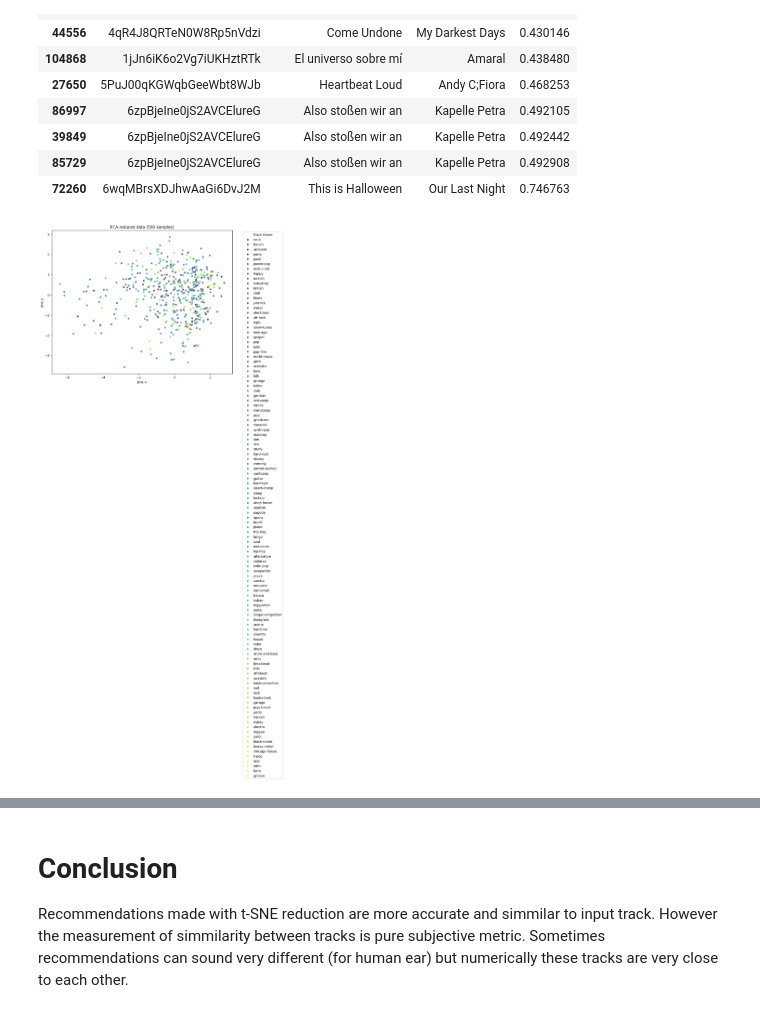
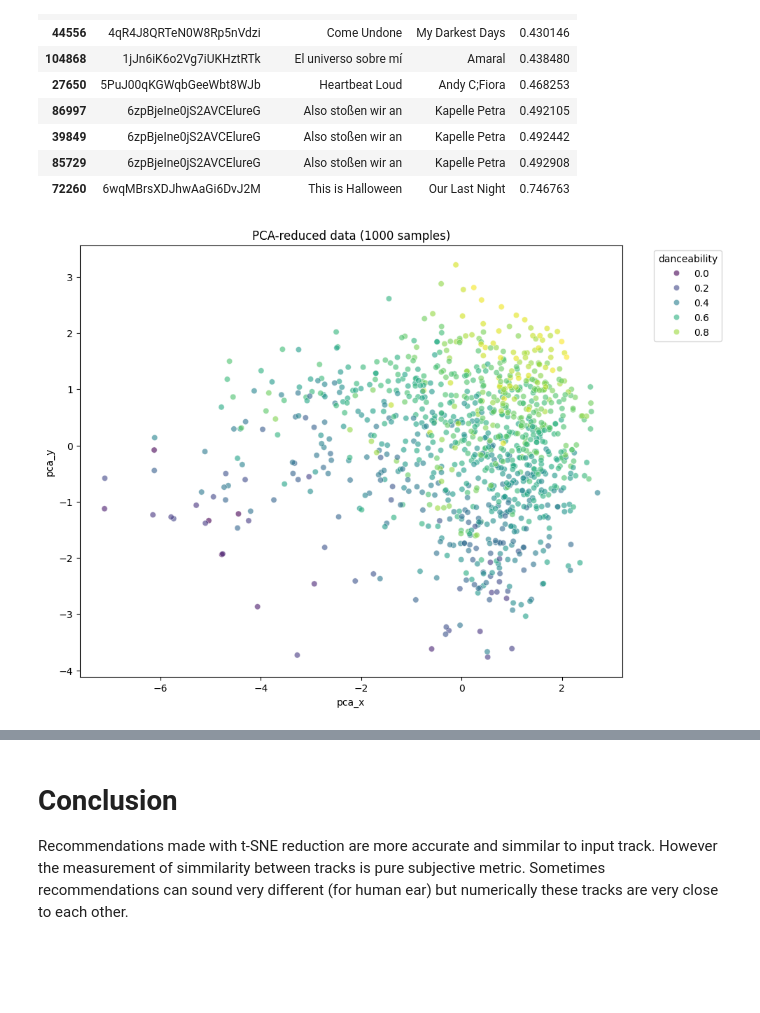
Before and after one commit to ronv3/spotify-song-recommendations, a Jupyter notebook: song_recommendation_system.ipynb, the cells around one changed output, grey strips where cells are left out. Saved outputs shown, nothing was run; the diff lists cells and outputs as text; code cells hidden in the pictures; blank space fills up the shorter version.

Commit message:
reduced number of genres + added some other plots

```diff
--- a/song_recommendation_system.ipynb
+++ b/song_recommendation_system.ipynb
@@ -188,16 +188,38 @@ recommend_tsne_euclidean('5qqabIl2vWzo9ApSC317sa', 10)
 | 39849 | 6zpBjeIne0jS2AVCElureG | Also stoßen wir an | Kapelle Petra | 0.492442 |
 | 85729 | 6zpBjeIne0jS2AVCElureG | Also stoßen wir an | Kapelle Petra | 0.492908 |
 | 72260 | 6wqMBrsXDJhwAaGi6DvJ2M | This is Halloween | Our Last Night | 0.746763 |
+# %%
+genre_mapping = {
+    'Pop': ['pop', 'dance', 'indie-pop', 'power-pop', 'pop-film'],
+    'Rock': ['alt-rock', 'alternative', 'hard-rock', 'punk-rock', 'rock', 'grunge', 'rock-n-roll', 'psych-rock', 'metal', 'metalcore', 'death-metal', 'black-metal', 'heavy-metal'],
+    'Hip Hop/Rap': ['hip-hop', 'rap', 'trap'],
+    'Electronic/Dance': ['edm', 'electro', 'electronic', 'house', 'deep-house', 'detroit-techno', 'techno', 'dubstep', 'drum-and-bass', 'breakbeat', 'club', 'trance', 'idm', 'progressive-house', 'chicago-house', 'disco'],
+    'Jazz/Blues': ['jazz', 'blues', 'bluegrass', 'funk', 'soul', 'gospel'],
+    'Classical': ['classical', 'opera', 'piano'],
+    'Country': ['country', 'honky-tonk'],
+    'Folk/Acoustic': ['folk', 'acoustic', 'singer-songwriter', 'songwriter'],
+    'World': ['afrobeat', 'brazil', 'forro', 'latin', 'latino', 'reggae', 'reggaeton', 'salsa', 'samba', 'sertanejo', 'tango', 'iranian', 'turkish', 'world-music', 'mpb'],
+    'Asian': ['k-pop', 'j-pop', 'j-rock', 'j-dance', 'j-idol', 'mandopop', 'cantopop'],
+    'Other': ['ambient', 'anime', 'british', 'chill', 'comedy', 'disney', 'children', 'study', 'happy', 'sad', 'sleep', 'show-tunes', 'party', 'industrial', 'goth', 'groove', 'emo', 'garage', 'french', 'german', 'swedish', 'minimal-techno', 'trip-hop', 'new-age', 'spanish', 'malay']
+}
+
+genre_mapping_reversed = {g: broad for broad, details in genre_mapping.items() for g in details}
+data['broad_genre'] = data['track_genre'].map(genre_mapping_reversed)
+
+# Reverse the mapping to look up broad genre from detailed genre
+#genre_mapping_reversed = {g: broad for broad, details in genre_mapping.items() for g in details}
+#print(data['track_genre'].unique())
 # %%
-n = 500
+n = 1000
 
 samples = data.sample(n)
 plt.figure(figsize=(10, 8))
-scatter = sns.scatterplot(x='pca_x', y='pca_y', hue='track_genre', data=samples, palette='viridis', alpha=0.8)
+#scatter = sns.scatterplot(x='pca_x', y='pca_y', hue='track_genre', data=samples, palette='viridis', alpha=0.8)
+scatter = sns.scatterplot(x='pca_x', y='pca_y', hue='danceability', data=samples, palette='viridis', alpha=0.6)
 scatter.set_title(f'PCA-reduced data ({n} samples)')
-plt.legend(title='Track Genre', bbox_to_anchor=(1.05, 1), loc='upper left')
+plt.legend(title='danceability', bbox_to_anchor=(1.05, 1), loc='upper left')
 plt.show()
 # %% [output]
-[figure, old version]
+[figure, new version]
 # %%
 plt.figure(figsize=(10, 8))
```
Also changed, not shown: parts of 7 cells of this notebook.
